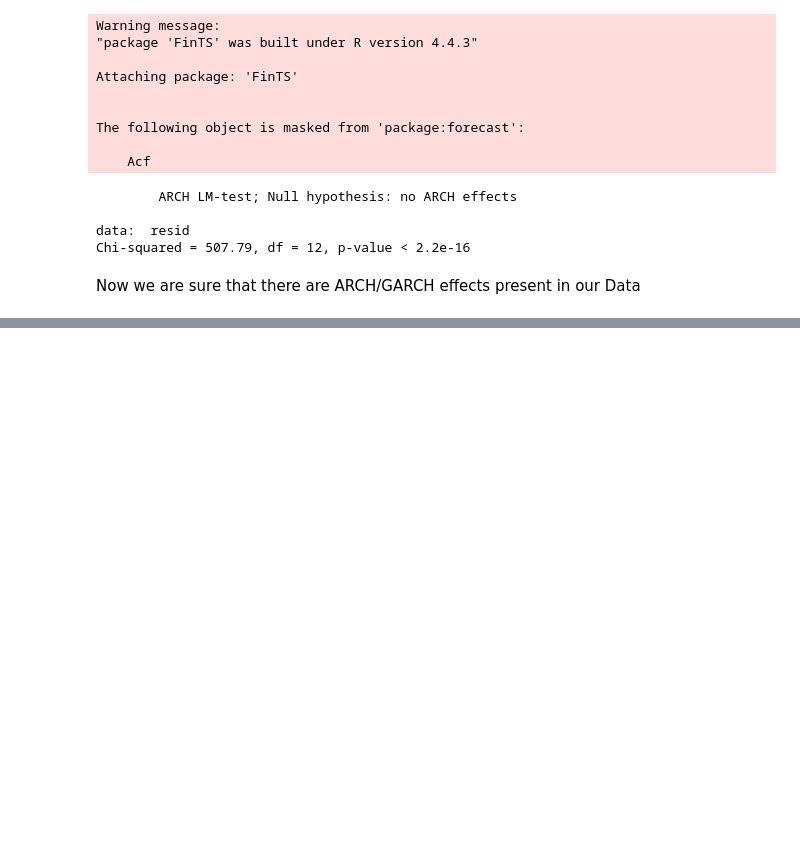
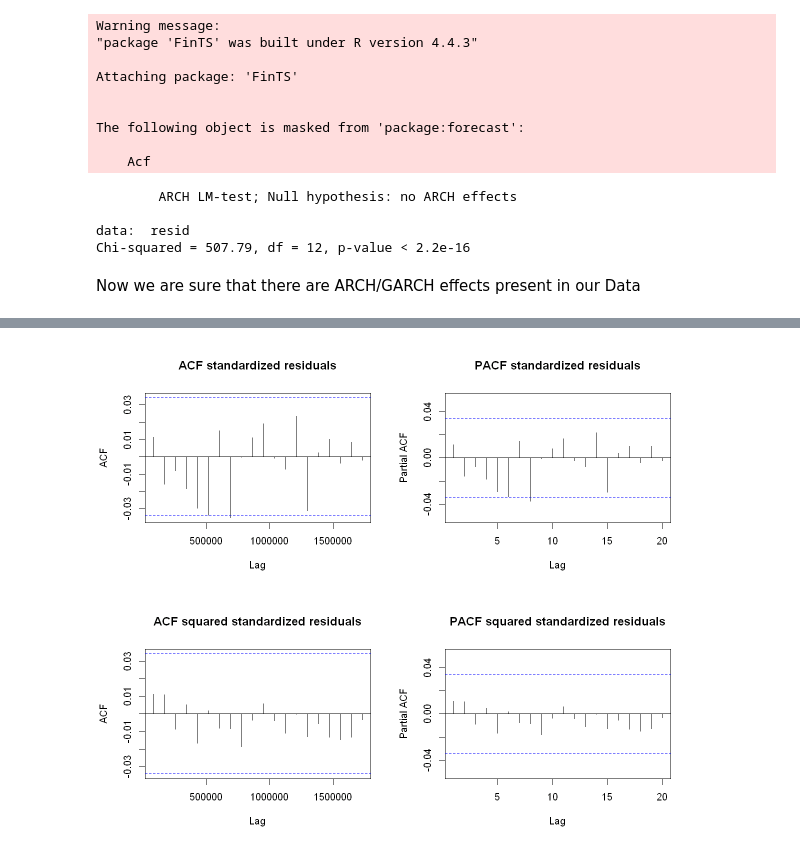
Before and after one commit to 52804407/Applied_Econometrics_MSFT, a Jupyter notebook: main.ipynb, the cells around one changed output, grey strips where cells are left out. Saved outputs shown, nothing was run; the diff lists cells and outputs as text; code cells hidden in the pictures; blank space fills up the shorter version.

```diff
--- a/main.ipynb
+++ b/main.ipynb
@@ -277,0 +259,13 @@ lines(as.numeric(sigma(fit)),col = "red", lwd = 3)
+# %%
+resid_norm <- residuals(fit, standardize = TRUE)
+resid_sqrd_norm <- resid_norm^2
+par(mfrow = c(1,2))
+Acf(resid_norm, lag.max = 20, main="ACF standardized residuals")
+Pacf(resid_norm, lag.max = 20, main="PACF standardized residuals")
+
+par(mfrow = c(1,2))
+Acf(resid_sqrd_norm, lag.max = 20, main="ACF squared standardized residuals")
+Pacf(resid_sqrd_norm, lag.max = 20, main="PACF squared standardized residuals")
+# %% [output]
+[figure, added]
+[figure, added]
```
Also changed, not shown: parts of 7 cells of this notebook.
